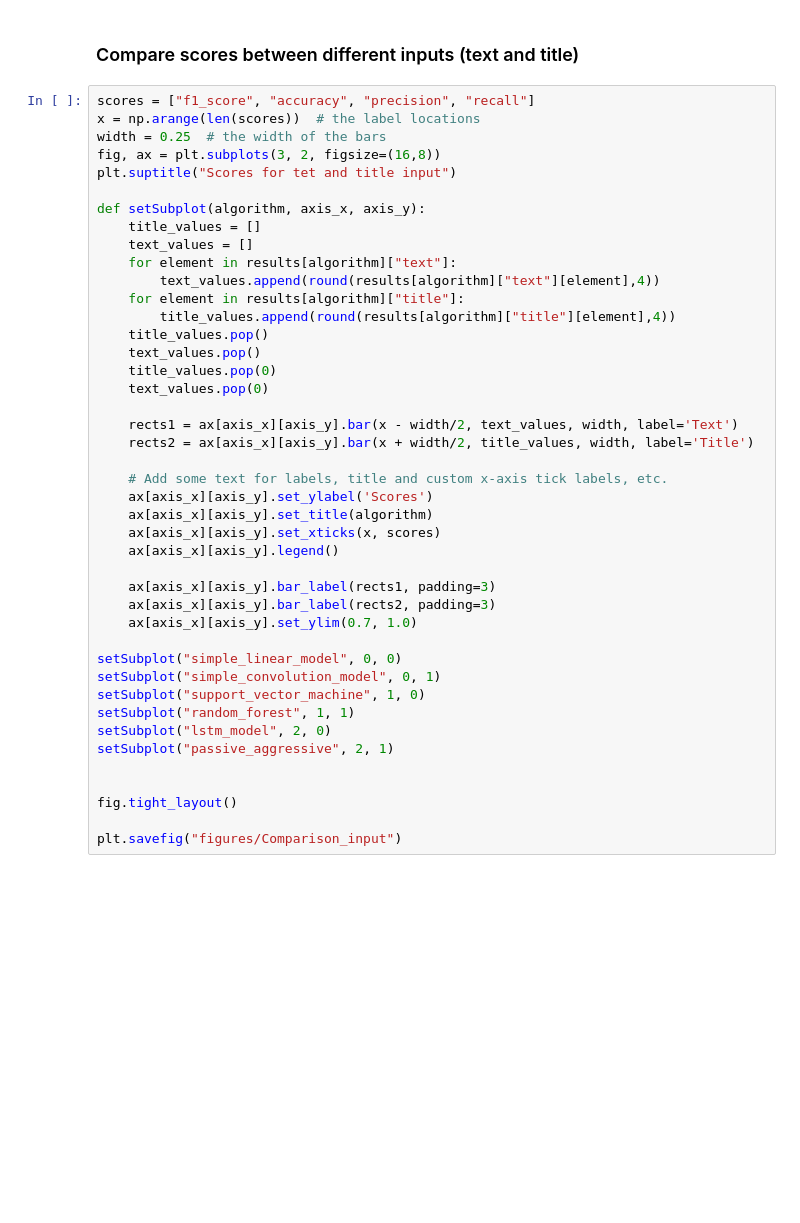
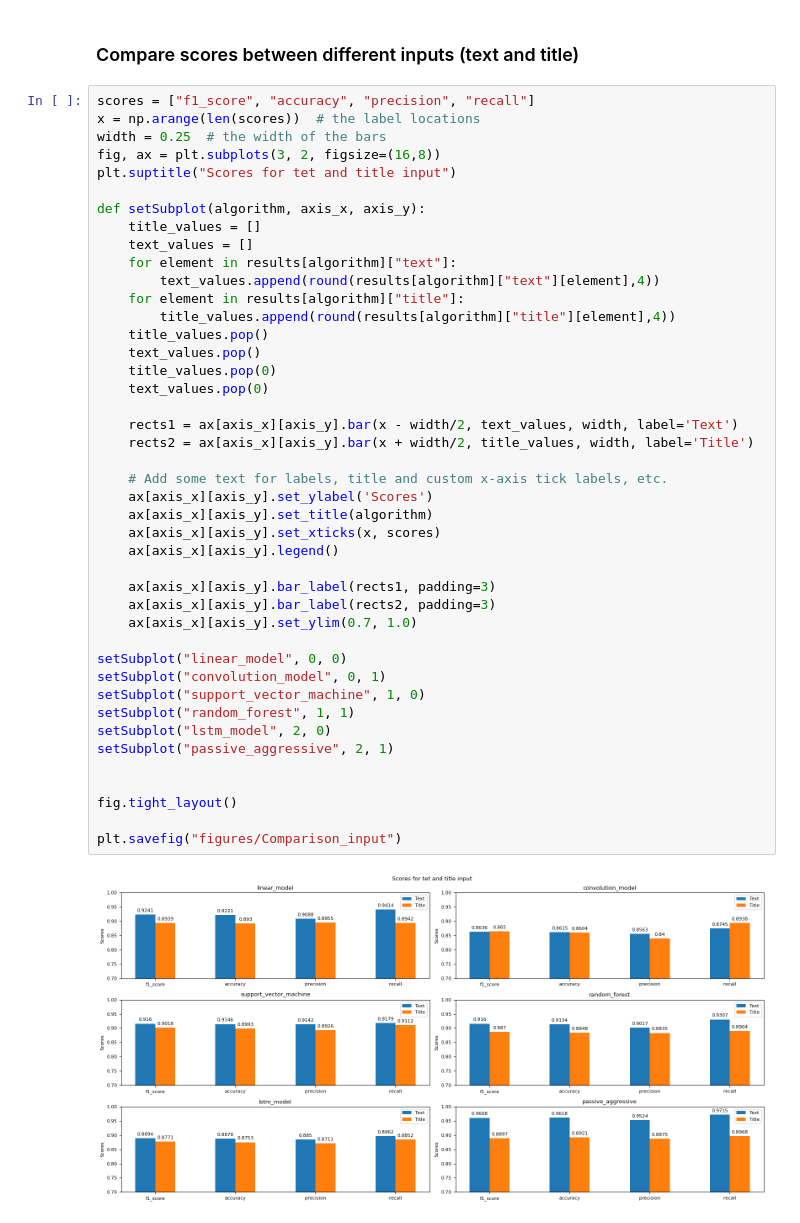
Before and after one commit to StellaLukasser/AIR, a Jupyter notebook: A3.ipynb, the cells around one changed output. Drawn from its saved outputs; the diff is of its cells as text; blank space fills up the shorter version.

```diff
--- a/A3.ipynb
+++ b/A3.ipynb
@@ -1044,32 +1086,34 @@ def setSubplot(algorithm, axis_x, axis_y):
         text_values.append(round(results[algorithm]["text"][element],4))
     for element in results[algorithm]["title"]:
         title_values.append(round(results[algorithm]["title"][element],4))
     title_values.pop()
     text_values.pop()
     title_values.pop(0)
     text_values.pop(0)
 
     rects1 = ax[axis_x][axis_y].bar(x - width/2, text_values, width, label='Text')
     rects2 = ax[axis_x][axis_y].bar(x + width/2, title_values, width, label='Title')
 
     # Add some text for labels, title and custom x-axis tick labels, etc.
     ax[axis_x][axis_y].set_ylabel('Scores')
     ax[axis_x][axis_y].set_title(algorithm)
     ax[axis_x][axis_y].set_xticks(x, scores)
     ax[axis_x][axis_y].legend()
 
     ax[axis_x][axis_y].bar_label(rects1, padding=3)
     ax[axis_x][axis_y].bar_label(rects2, padding=3)
     ax[axis_x][axis_y].set_ylim(0.7, 1.0)
 
-setSubplot("simple_linear_model", 0, 0)
-setSubplot("simple_convolution_model", 0, 1)
+setSubplot("linear_model", 0, 0)
+setSubplot("convolution_model", 0, 1)
 setSubplot("support_vector_machine", 1, 0)
 setSubplot("random_forest", 1, 1)
 setSubplot("lstm_model", 2, 0)
 setSubplot("passive_aggressive", 2, 1)
 
 
 fig.tight_layout()
 
 plt.savefig("figures/Comparison_input")
+# %% [output]
+[figure, added]
```
Also changed, not shown: parts of 16 cells of this notebook, 7 other files.
